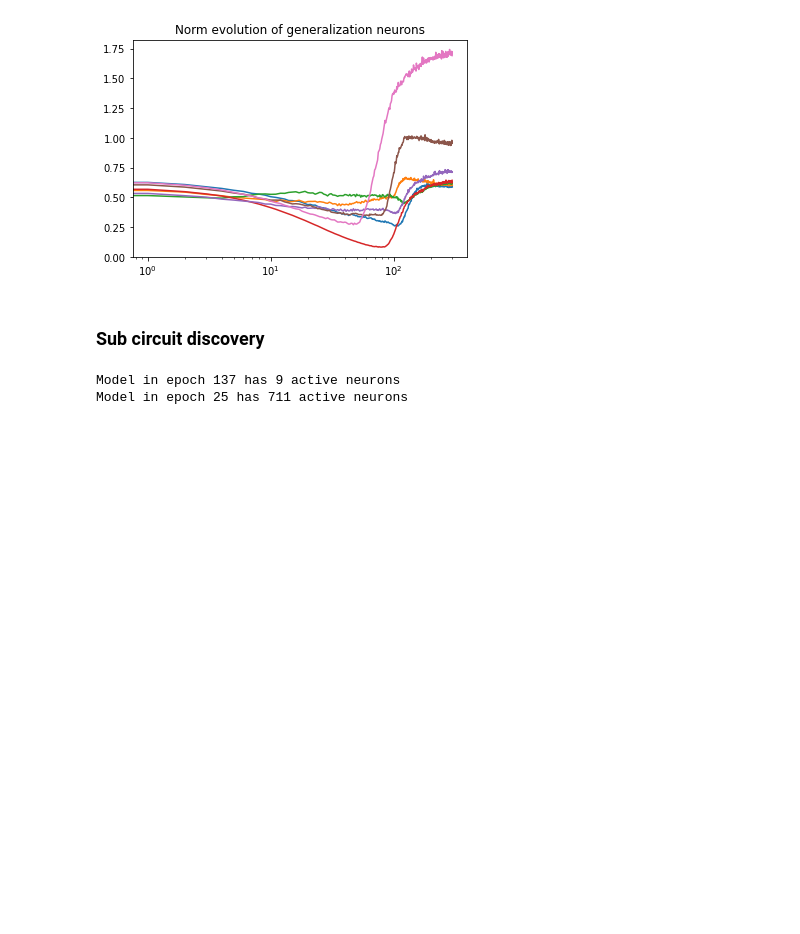
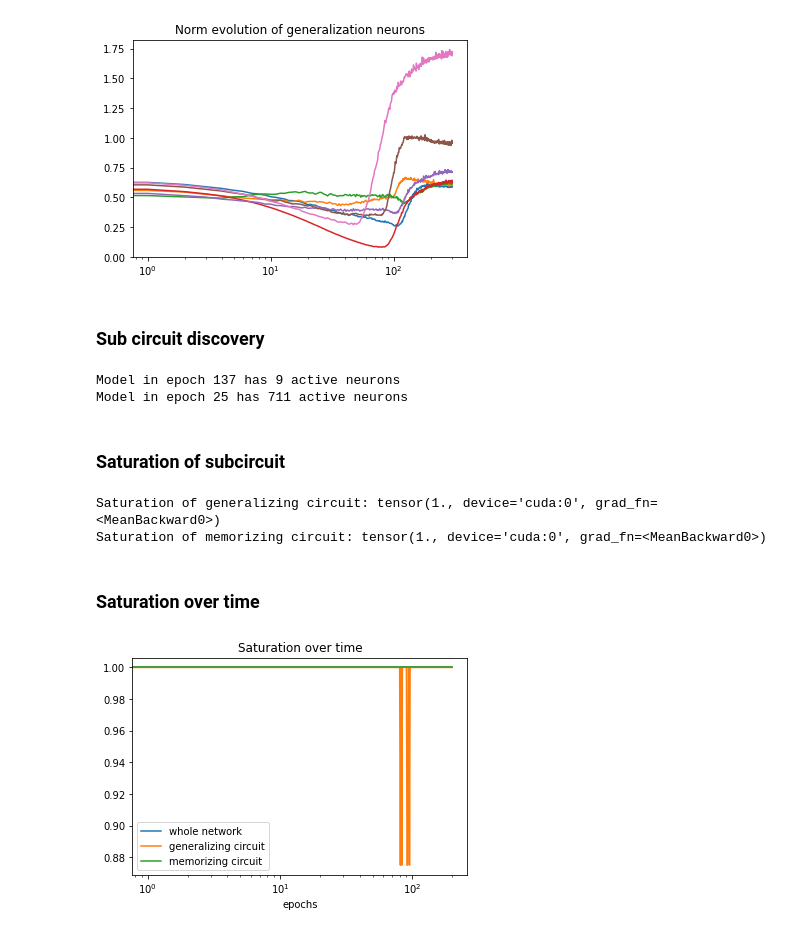
Before and after one commit to yurigalindo/grok, a Jupyter notebook: parity.ipynb, the cells around one changed output. Drawn from its saved outputs; the diff is of its cells as text; code cells hidden in the pictures; blank space fills up the shorter version.

```diff
--- a/parity.ipynb
+++ b/parity.ipynb
@@ -249,21 +244,26 @@ plt.show()
 # %% [markdown]
 ### Sub circuit discovery
 # %%
-def circuit_discovery(epoch, path):
+def circuit_discovery(saved_model, epoch):
   # Calculate least number of neurons that recovers original (train set) performance
-  sorted_neurons = np.array(norms['feats'][epoch]).argsort()
-
-  saved_model = FF1().to(device)
-  saved_model.load_state_dict(torch.load(path))
   for k in range(1, 1000):
-    idx = sorted_neurons[-k:]
+    idx = np.array(norms['feats'][epoch]).argsort()[-k:]
 
     if (acc_calc(train_dataloader, saved_model, idx) == acc_calc(train_dataloader, saved_model)):
       print(f'Model in epoch {epoch} has {k} active neurons')
-      break
+      return idx
 
-circuit_discovery(gen_epoch, gen_PATH)
-circuit_discovery(mem_epoch, mem_PATH)
+    # acc_calc(train_dataloader, mem_model)
+
+gen_model = FF1().to(device)
+gen_model.load_state_dict(torch.load(gen_PATH))
+gen_idx = circuit_discovery(gen_model, gen_epoch)
+
+mem_model = FF1().to(device)
+mem_model.load_state_dict(torch.load(mem_PATH))
+mem_idx = circuit_discovery(mem_model, mem_epoch)
 # %% [output]
 Model in epoch 137 has 9 active neurons
 Model in epoch 25 has 711 active neurons
+# %% [markdown]
+### Saturation of subcircuit
@@ -269,0 +389,34 @@ Model in epoch 25 has 711 active neurons
+# %%
+print('Saturation of generalizing circuit:', gen_saturation)
+print('Saturation of memorizing circuit:', mem_saturation)
+# %% [output]
+Saturation of generalizing circuit: tensor(1., device='cuda:0', grad_fn=<MeanBackward0>)
+Saturation of memorizing circuit: tensor(1., device='cuda:0', grad_fn=<MeanBackward0>)
+# %% [markdown]
+### Saturation over time
+# %%
+global_saturation, gen_saturation, mem_saturation = [], [], []
+for epoch in range(T):
+  _model = FF1().to(device)
+  _model.load_state_dict(torch.load(f'model_{epoch}.pt'))
+
+  _saturation = get_saturation(_model, train_dataloader, idx=np.array([i for i in range(1000)]))
+  global_saturation.append(_saturation.item())
+
+  _saturation = get_saturation(_model, train_dataloader, idx=gen_idx)
+  gen_saturation.append(_saturation.item())
+
+  _saturation = get_saturation(_model, train_dataloader, idx=mem_idx)
+  mem_saturation.append(_saturation.item())
+
+plt.plot(global_saturation, label='whole network')
+plt.plot(gen_saturation, label='generalizing circuit')
+plt.plot(mem_saturation, label='memorizing circuit')
+plt.legend()
+plt.xscale('log')
+plt.xlabel('epochs')
+plt.title('Saturation over time')
+plt.savefig('saturation_parity.pdf')
+plt.show()
+# %% [output]
+[figure, added]
```
Also changed, not shown: parts of 4 cells of this notebook.
